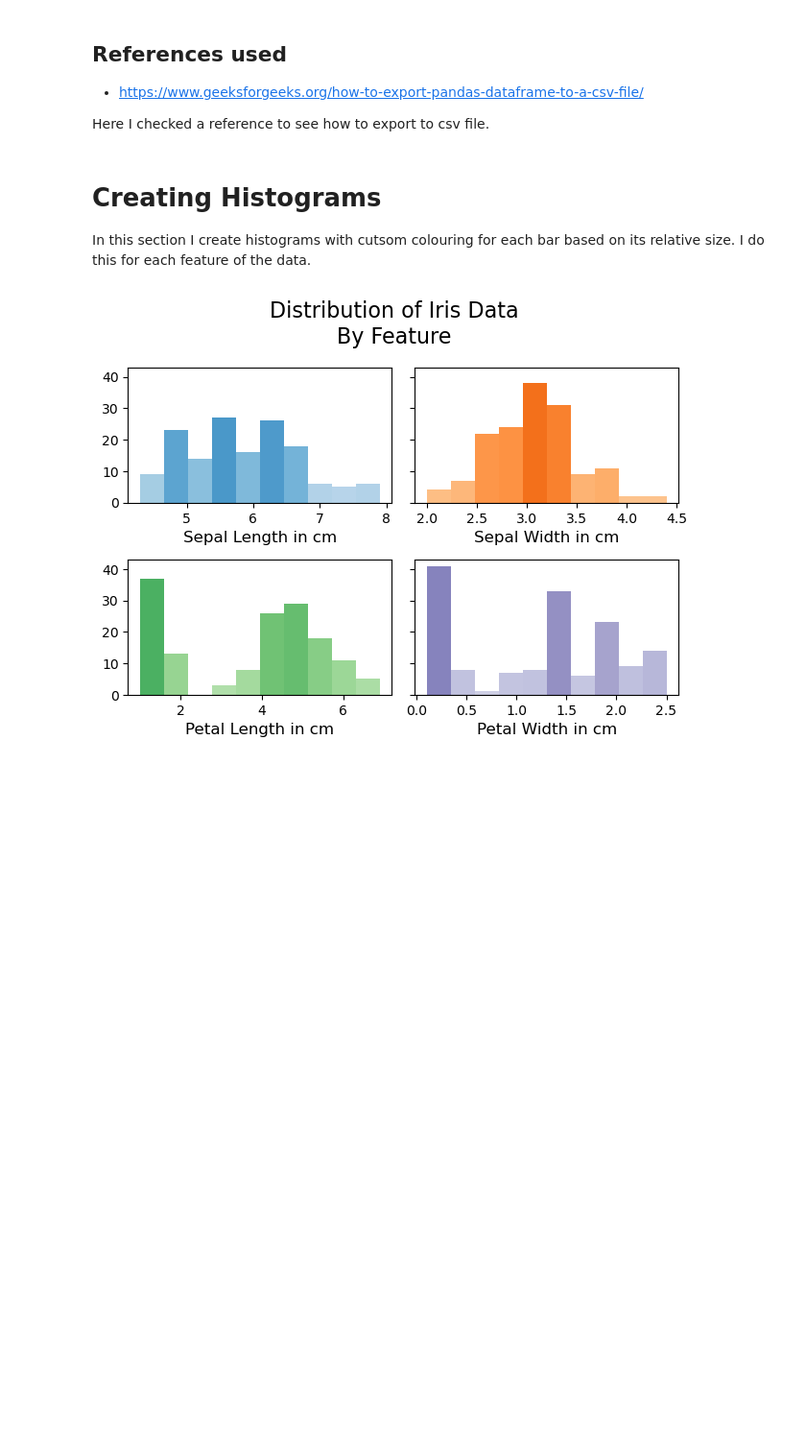
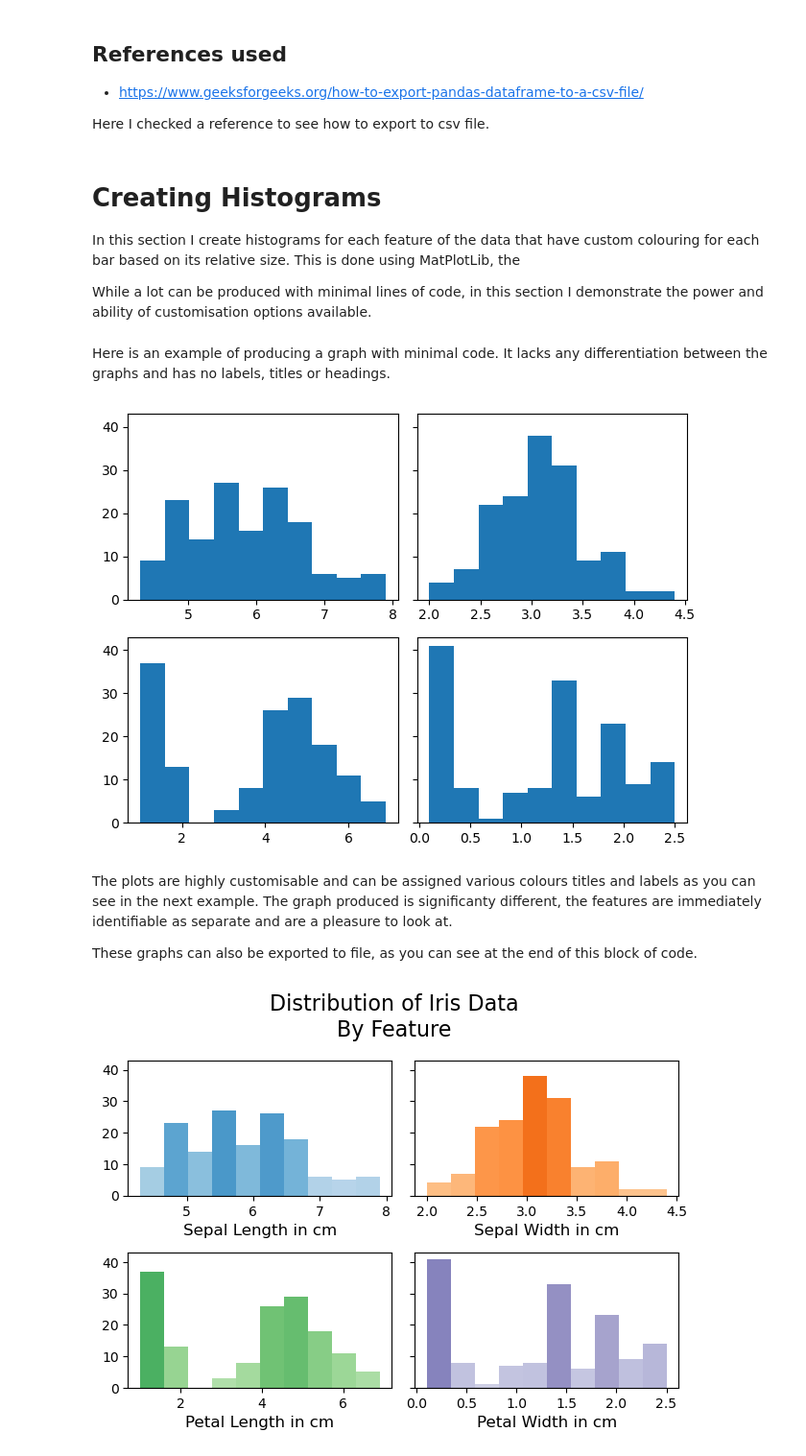
Before and after one commit to CeamanCollins/pands-project, a Jupyter notebook: analysis.ipynb, the cells around one changed output. Shown at 96% size. Saved outputs shown, nothing was run; the diff lists cells and outputs as text; code cells hidden in the pictures; blank space fills up the shorter version.

```diff
--- a/analysis.ipynb
+++ b/analysis.ipynb
@@ -133,7 +187,32 @@ Here I checked a reference to see how to export to csv file.
 # %% [markdown]
 # Creating Histograms
 
-In this section I create histograms with cutsom colouring for each bar based on its relative size. I do this for each feature of the data.
+In this section I create histograms for each feature of the data that have custom colouring for each bar based on its relative size. This is done using MatPlotLib, the
+
+While a lot can be produced with minimal lines of code, in this section I demonstrate the power and ability of customisation options available.
+# %% [markdown]
+Here is an example of producing a graph with minimal code. It lacks any differentiation between the graphs and has no labels, titles or headings.
+# %%
+# Creating a 2x2 grid of plots that share a y axis.
+
+fig, ax = plt.subplots(2,2, sharey=True)
+
+# Creating basic histograms with no customisation.
+
+ax[0,0].hist(sepal_length)
+ax[0,1].hist(sepal_width)
+ax[1,0].hist(petal_length)
+ax[1,1].hist(petal_width)
+
+# Show figure.
+
+plt.show()
+# %% [output]
+[figure, added]
+# %% [markdown]
+The plots are highly customisable and can be assigned various colours titles and labels as you can see in the next example. The graph produced is significanty different, the features are immediately identifiable as separate and are a pleasure to look at.
+
+These graphs can also be exported to file, as you can see at the end of this block of code.
 # %%
 # Creating a 2 by 2 grid of plots that share a y axis
 # with the padding around the plots adjusted.
```
Also changed, not shown: parts of 30 cells of this notebook, 2 other files.
